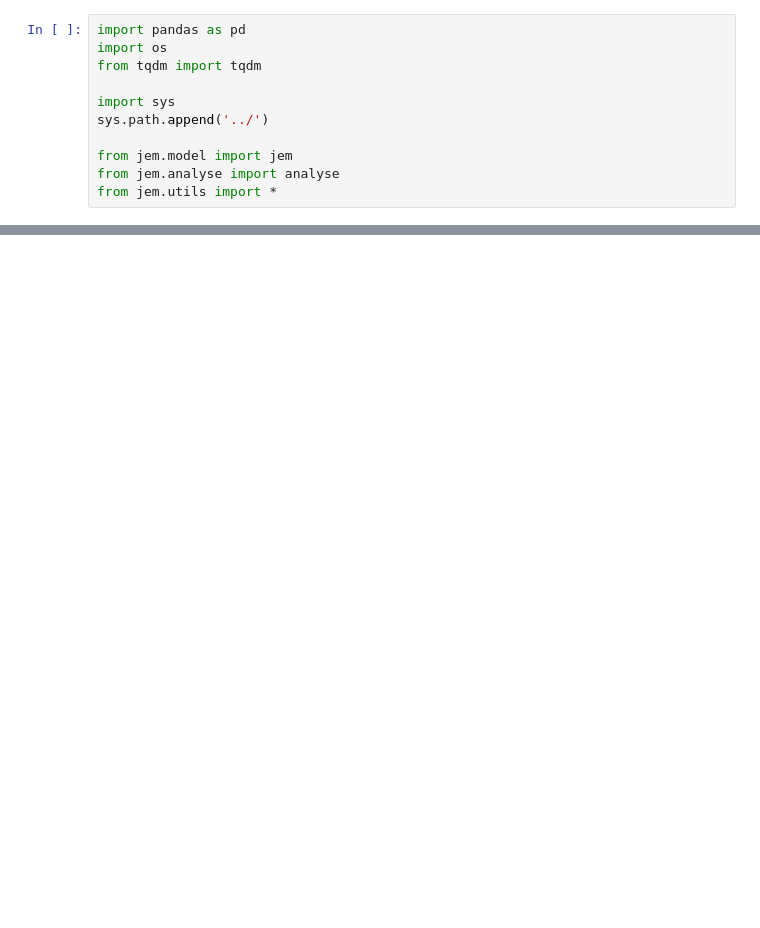
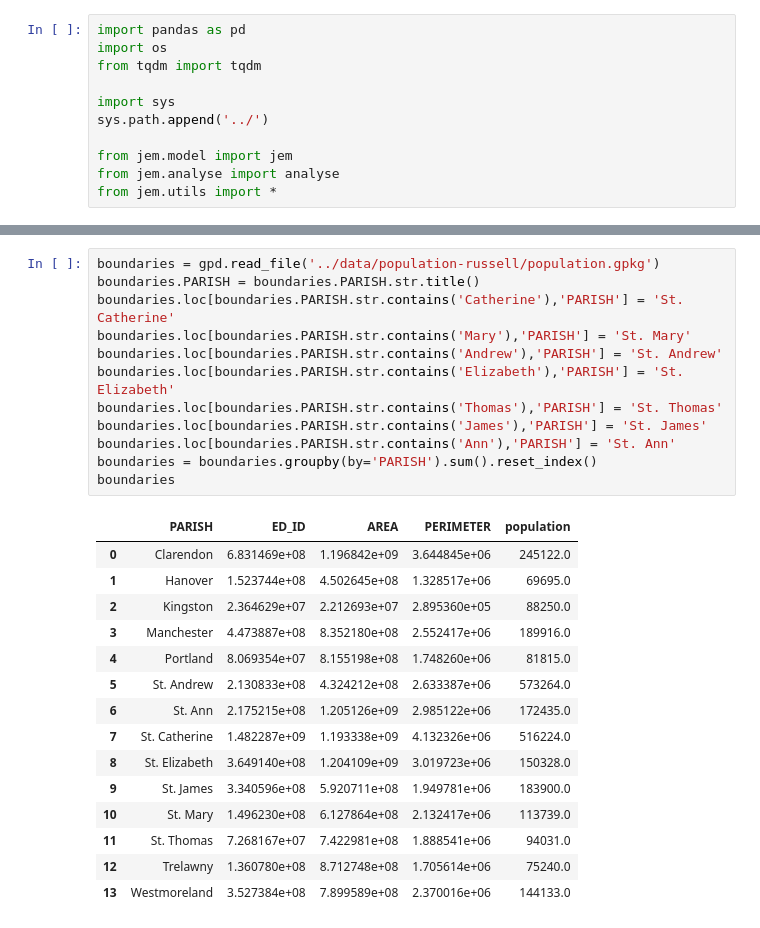
Before and after one commit to nismod/JEM, a Jupyter notebook: notebook/jem-demo.ipynb, the cells around one changed output, grey strips where cells are left out. Cells and saved outputs as stored; diff of their text form; blank space fills up the shorter version.

```diff
--- a/notebook/jem-demo.ipynb
+++ b/notebook/jem-demo.ipynb
@@ -100,0 +183,28 @@ DriverError: ../data/spatial/infrasim-network/version_1.0/nodes_component_1.shp:
+# %%
+boundaries = gpd.read_file('../data/population-russell/population.gpkg')
+boundaries.PARISH = boundaries.PARISH.str.title()
+boundaries.loc[boundaries.PARISH.str.contains('Catherine'),'PARISH'] = 'St. Catherine'
+boundaries.loc[boundaries.PARISH.str.contains('Mary'),'PARISH'] = 'St. Mary'
+boundaries.loc[boundaries.PARISH.str.contains('Andrew'),'PARISH'] = 'St. Andrew'
+boundaries.loc[boundaries.PARISH.str.contains('Elizabeth'),'PARISH'] = 'St. Elizabeth'
+boundaries.loc[boundaries.PARISH.str.contains('Thomas'),'PARISH'] = 'St. Thomas'
+boundaries.loc[boundaries.PARISH.str.contains('James'),'PARISH'] = 'St. James'
+boundaries.loc[boundaries.PARISH.str.contains('Ann'),'PARISH'] = 'St. Ann'
+boundaries = boundaries.groupby(by='PARISH').sum().reset_index()
+boundaries
+# %% [output]
+|  | PARISH | ED_ID | AREA | PERIMETER | population |
+| 0 | Clarendon | 6.831469e+08 | 1.196842e+09 | 3.644845e+06 | 245122.0 |
+| 1 | Hanover | 1.523744e+08 | 4.502645e+08 | 1.328517e+06 | 69695.0 |
+| 2 | Kingston | 2.364629e+07 | 2.212693e+07 | 2.895360e+05 | 88250.0 |
+| 3 | Manchester | 4.473887e+08 | 8.352180e+08 | 2.552417e+06 | 189916.0 |
+| 4 | Portland | 8.069354e+07 | 8.155198e+08 | 1.748260e+06 | 81815.0 |
+| 5 | St. Andrew | 2.130833e+08 | 4.324212e+08 | 2.633387e+06 | 573264.0 |
+| 6 | St. Ann | 2.175215e+08 | 1.205126e+09 | 2.985122e+06 | 172435.0 |
+| 7 | St. Catherine | 1.482287e+09 | 1.193338e+09 | 4.132326e+06 | 516224.0 |
+| 8 | St. Elizabeth | 3.649140e+08 | 1.204109e+09 | 3.019723e+06 | 150328.0 |
+| 9 | St. James | 3.340596e+08 | 5.920711e+08 | 1.949781e+06 | 183900.0 |
+| 10 | St. Mary | 1.496230e+08 | 6.127864e+08 | 2.132417e+06 | 113739.0 |
+| 11 | St. Thomas | 7.268167e+07 | 7.422981e+08 | 1.888541e+06 | 94031.0 |
+| 12 | Trelawny | 1.360780e+08 | 8.712748e+08 | 1.705614e+06 | 75240.0 |
+| 13 | Westmoreland | 3.527384e+08 | 7.899589e+08 | 2.370016e+06 | 144133.0 |
```
Also changed, not shown: parts of 14 cells of this notebook, 10 other files.
